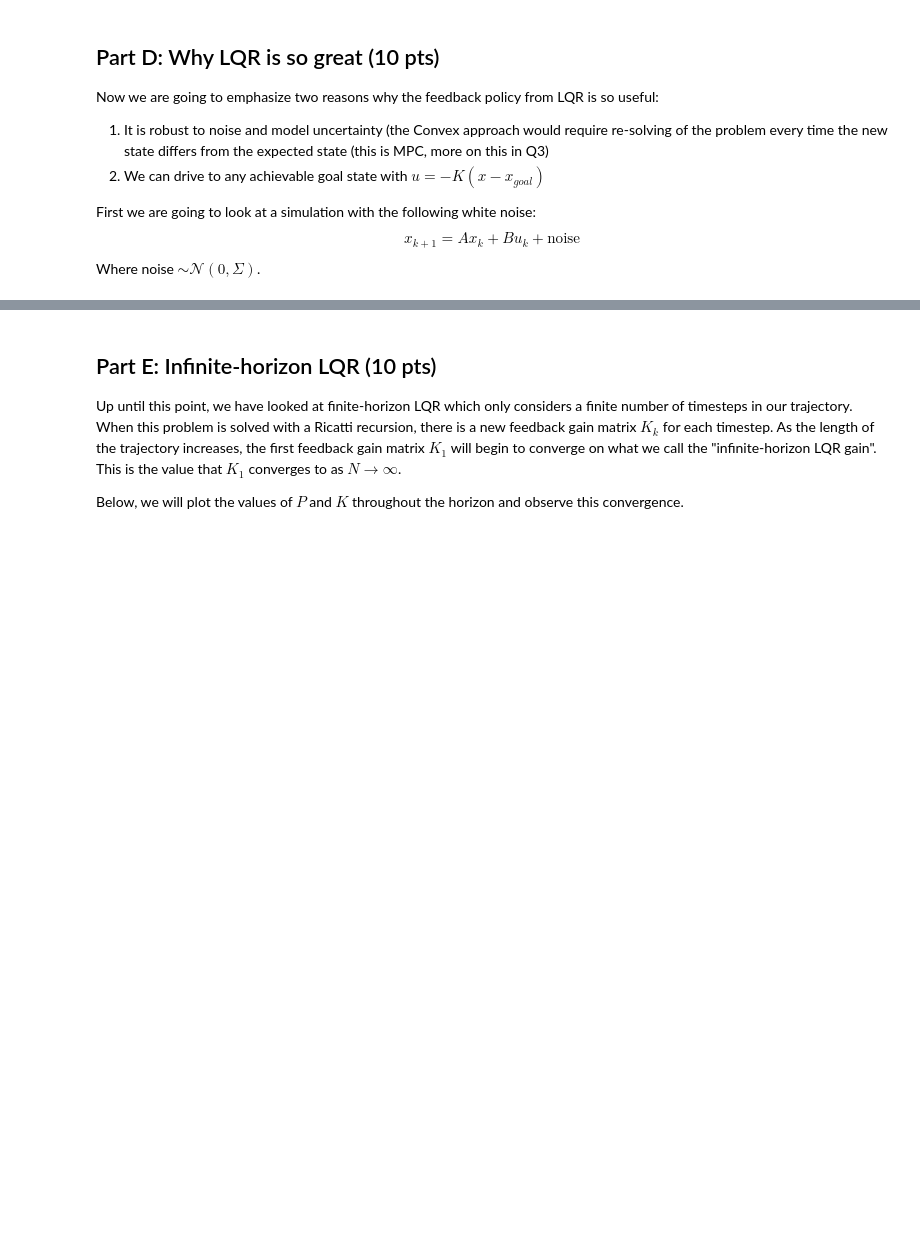
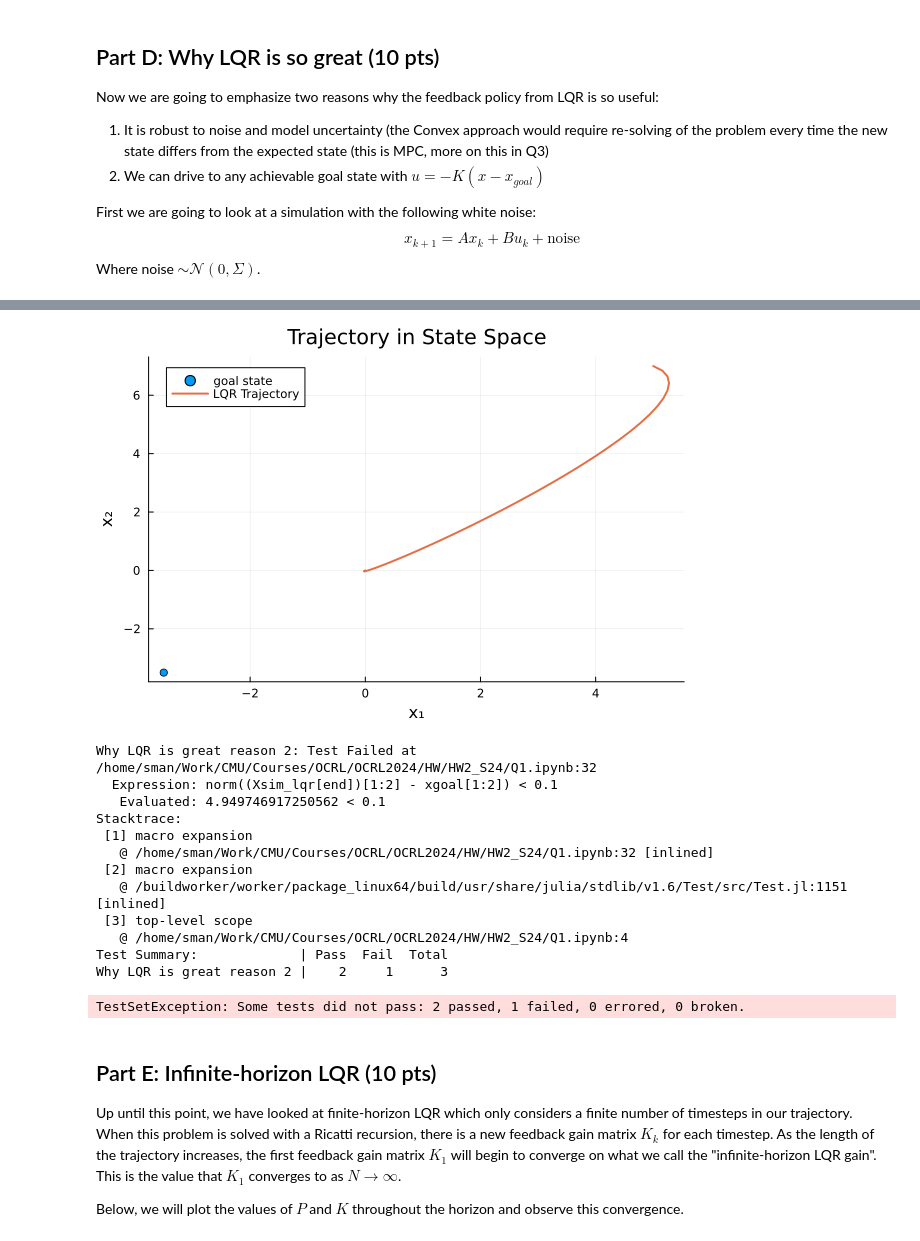
Before and after one commit to stevenwman/OCRL2024, a Jupyter notebook: HW/HW2_S24/Q1.ipynb, the cells around one changed output, grey strips where cells are left out. Drawn from its saved outputs; the diff is of its cells as text; code cells hidden in the pictures; blank space fills up the shorter version.

```diff
--- a/HW/HW2_S24/Q1.ipynb
+++ b/HW/HW2_S24/Q1.ipynb
@@ -586,34 +588,49 @@ end
     R = diagm(ones(nu))
     Qf = 10*Q
 
     P, K = fhlqr(A,B,Q,R,Qf,N)
 
     # TODO: specify a goal state with 0 velocity within a 5m radius of 0
     xgoal = [-3.5,-3.5,0,0]
     @test norm(xgoal[1:2])< 5
     @test norm(xgoal[3:4])<1e-13 # ensure 0 velocity
 
     Xsim_lqr = [zeros(nx) for i = 1:N]
     Xsim_lqr[1] = 1*x0
 
     for i = 1:N-1
         # TODO: use your FHLQR control gains K to calculate u_lqr
         # simulate lqr control
-        u_lqr = zeros(2)
+        u_lqr = -K[i]*Xsim_lqr[i]
         Xsim_lqr[i+1] = A*Xsim_lqr[i] + B*u_lqr
     end
 
     @test norm(Xsim_lqr[end][1:2] - xgoal[1:2]) < .1
 
     # ------------------------plotting--------------------------
     Xm = mat_from_vec(Xsim_lqr)
     plot(xgoal[1:1],xgoal[2:2],seriestype = :scatter, label = "goal state")
     display(plot!(Xm[1,:],Xm[2,:],
                  title = "Trajectory in State Space",
                  ylabel = "x₂", xlabel = "x₁", lw = 2, label = "LQR Trajectory"))
 
 
 end
+# %% [output]
+[figure, added]
+Why LQR is great reason 2: Test Failed at /home/sman/Work/CMU/Courses/OCRL/OCRL2024/HW/HW2_S24/Q1.ipynb:32
+  Expression: norm((Xsim_lqr[end])[1:2] - xgoal[1:2]) < 0.1
+   Evaluated: 4.949746917250562 < 0.1
+Stacktrace:
+ [1] macro expansion
+   @ /home/sman/Work/CMU/Courses/OCRL/OCRL2024/HW/HW2_S24/Q1.ipynb:32 [inlined]
+ [2] macro expansion
+   @ /buildworker/worker/package_linux64/build/usr/share/julia/stdlib/v1.6/Test/src/Test.jl:1151 [inlined]
+ [3] top-level scope
+   @ /home/sman/Work/CMU/Courses/OCRL/OCRL2024/HW/HW2_S24/Q1.ipynb:4
+Test Summary:             | Pass  Fail  Total
+Why LQR is great reason 2 |    2     1      3
+TestSetException: Some tests did not pass: 2 passed, 1 failed, 0 errored, 0 broken.
 # %% [markdown]
 ## Part E: Infinite-horizon LQR (10 pts)
 Up until this point, we have looked at finite-horizon LQR which only considers a finite number of timesteps in our trajectory.  When this problem is solved with a Ricatti recursion, there is a new feedback gain matrix $K_k$ for each timestep. As the length of the trajectory increases, the first feedback gain matrix $K_1$ will begin to converge on what we call the "infinite-horizon LQR gain".  This is the value that $K_1$ converges to as $N \rightarrow \infty$.
```
Also changed, not shown: parts of 6 cells of this notebook.
